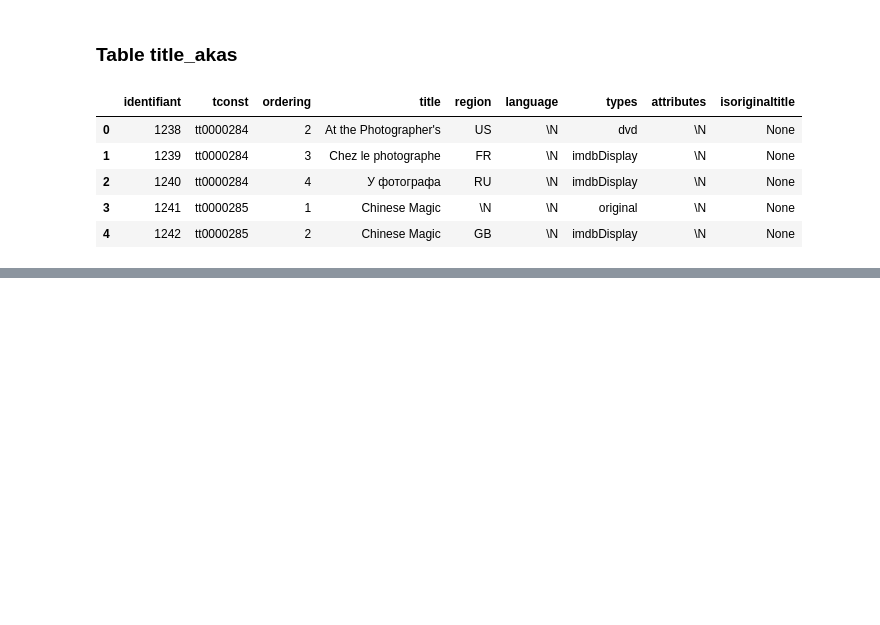
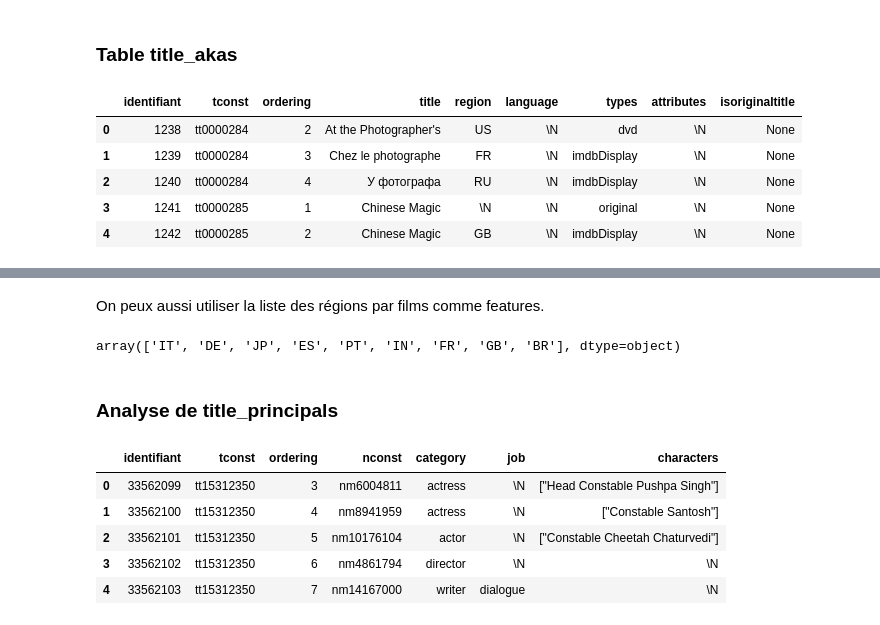
Before and after one commit to MelodyDuplaix/Netfloox_g0_JohnBondouxDuplaix, a Jupyter notebook: analyse.ipynb, the cells around one changed output, grey strips where cells are left out. Drawn from its saved outputs; the diff is of its cells as text; code cells hidden in the pictures; blank space fills up the shorter version.

Commit message:
Feat: fin de l'analyse

```diff
--- a/analyse.ipynb
+++ b/analyse.ipynb
@@ -257,0 +306,21 @@ SELECT tb.tconst, tb.primarytitle, COUNT(ta.region)
+# %% [markdown]
+On peux aussi utiliser la liste des régions par films comme features.
+# %%
+df_akas["region"].unique()
+# %% [output]
+array(['IT', 'DE', 'JP', 'ES', 'PT', 'IN', 'FR', 'GB', 'BR'], dtype=object)
+# %% [markdown]
+### Analyse de title_principals
+# %%
+query = f"SELECT * FROM sebastien.title_principals LIMIT 10000;"
+with engine.connect() as conn, conn.begin():
+    df_principals = pd.read_sql_query(query, engine)
+
+df_principals.head()
+# %% [output]
+|  | identifiant | tconst | ordering | nconst | category | job | characters |
+| 0 | 33562099 | tt15312350 | 3 | nm6004811 | actress | \N | ["Head Constable Pushpa Singh"] |
+| 1 | 33562100 | tt15312350 | 4 | nm8941959 | actress | \N | ["Constable Santosh"] |
+| 2 | 33562101 | tt15312350 | 5 | nm10176104 | actor | \N | ["Constable Cheetah Chaturvedi"] |
+| 3 | 33562102 | tt15312350 | 6 | nm4861794 | director | \N | \N |
+| 4 | 33562103 | tt15312350 | 7 | nm14167000 | writer | dialogue | \N |
```
Also changed, not shown: parts of 14 cells of this notebook.
